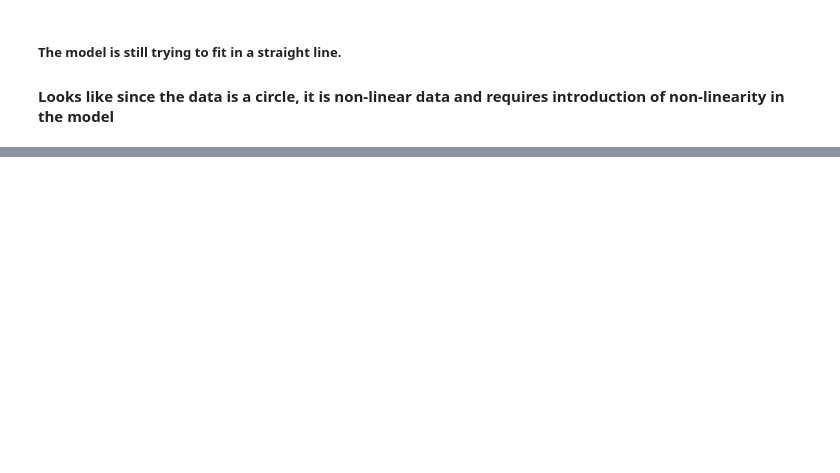
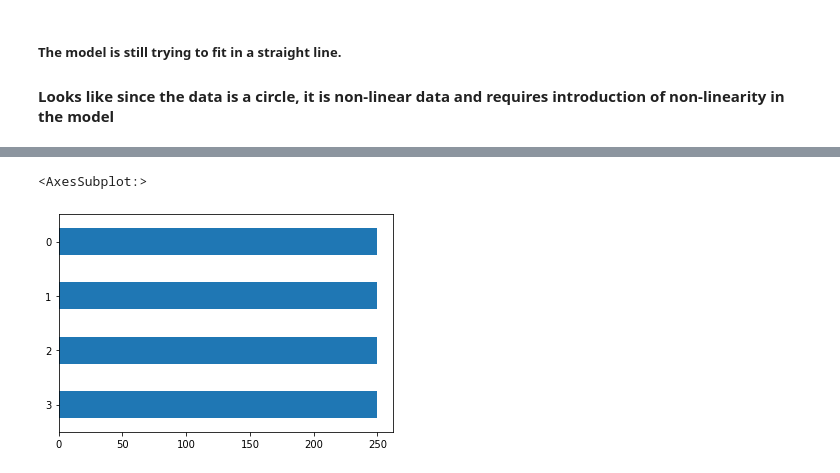
Before and after one commit to pusapatiakhilraju/Pytorch-Neural-Net-Classification, a Jupyter notebook: Neural-Net-Classifcation.ipynb, the cells around one changed output, grey strips where cells are left out. Drawn from its saved outputs; the diff is of its cells as text; code cells hidden in the pictures; blank space fills up the shorter version.

```diff
--- a/Neural-Net-Classifcation.ipynb
+++ b/Neural-Net-Classifcation.ipynb
@@ -355,0 +458,7 @@ plot_decision_boundary(new_model, X_test, y_test)
+# %%
+# make dataframe and visualise labels
+df_blobs = pd.DataFrame({"X1":X_tensor[:,0], "X2": X_tensor[:,1], "y": y_tensor[:]})
+df_blobs['y'].value_counts().plot(kind='barh')
+# %% [output]
+<AxesSubplot:>
+[figure, added]
```
Also changed, not shown: parts of 30 cells of this notebook.
